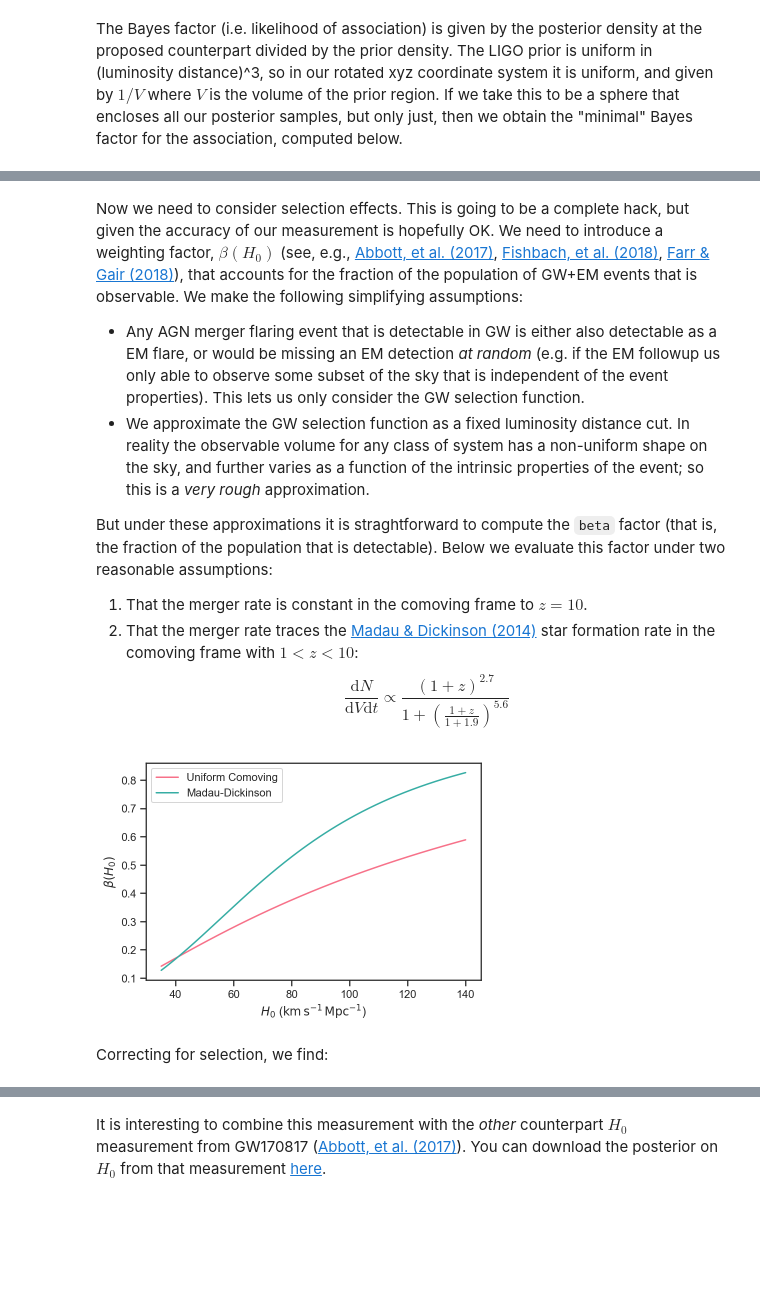
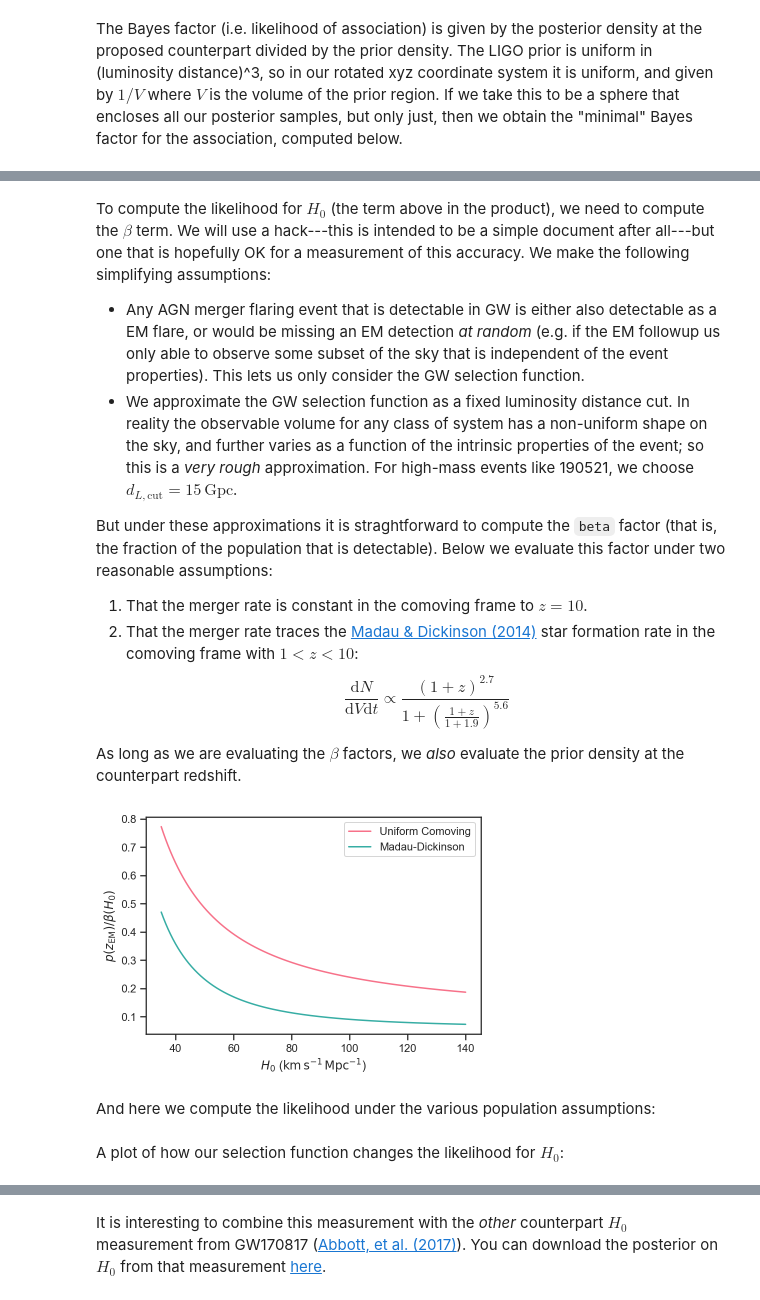
Before and after one commit to farr/GW190521Sky, a Jupyter notebook: CounterpartSky.ipynb, the cells around one changed output, grey strips where cells are left out. Cells and saved outputs as stored; diff of their text form; code cells hidden in the pictures; blank space fills up the shorter version.

```diff
--- a/CounterpartSky.ipynb
+++ b/CounterpartSky.ipynb
@@ -377,6 +320,0 @@ Here we calculate the conditional distance posterior determined by the clustered
-# %%
-ds = linspace(0, 1.1*np.max(samples['luminosity_distance']), 1024)
-r = array([xcounter, ycounter, zcounter])
-rhat = r / np.sqrt(np.dot(r,r))
-ps = best_kde(ds[:,newaxis]*rhat[newaxis,:])
-pps = ps / trapz(ps, ds)
@@ -438,8 +407,8 @@ Bayes factor for the association is 90.9
 # %% [markdown]
-Now we need to consider selection effects.  This is going to be a complete hack, but given the accuracy of our measurement is hopefully OK.  We need to introduce a weighting factor, $\beta\left( H_0 \right)$ (see, e.g., [Abbott, et al. (2017)](https://arxiv.org/pdf/1710.05835.pdf), [Fishbach, et al. (2018)](https://arxiv.org/pdf/1807.05667.pdf), [Farr & Gair (2018)](https://github.com/farr/H0StatisticalLikelihood)), that accounts for the fraction of the population of GW+EM events that is observable.  We make the following simplifying assumptions:
+To compute the likelihood for $H_0$ (the term above in the product), we need to compute the $\beta$ term.  We will use a hack---this is intended to be a simple document after all---but one that is hopefully OK for a measurement of this accuracy.  We make the following simplifying assumptions:
 
 * Any AGN merger flaring event that is detectable in GW is either also detectable as a EM flare, or would be missing an EM detection *at random* (e.g. if the EM followup us only able to observe some subset of the sky that is independent of the event properties).  This lets us only consider the GW selection function.
-* We approximate the GW selection function as a fixed luminosity distance cut.  In reality the observable volume for any class of system has a non-uniform shape on the sky, and further varies as a function of the intrinsic properties of the event; so this is a *very rough* approximation.
+* We approximate the GW selection function as a fixed luminosity distance cut.  In reality the observable volume for any class of system has a non-uniform shape on the sky, and further varies as a function of the intrinsic properties of the event; so this is a *very rough* approximation.  For high-mass events like 190521, we choose $d_{L,\mathrm{cut}} = 15 \, \mathrm{Gpc}$.
 
 But under these approximations it is straghtforward to compute the `beta` factor (that is, the fraction of the population that is detectable).  Below we evaluate this factor under two reasonable assumptions:
 
@@ -448,40 +417,47 @@ But under these approximations it is straghtforward to compute the `beta` factor
   $$
   \frac{\mathrm{d} N}{\mathrm{d} V \mathrm{d} t} \propto \frac{\left( 1 + z \right)^{2.7}}{1 + \left( \frac{1 + z}{1 + 1.9} \right)^{5.6}}
   $$
+
+As long as we are evaluating the $\beta$ factors, we *also* evaluate the prior density at the counterpart redshift.
 # %%
 zs = expm1(linspace(log(1), log(1+10), 1024))
 H0s = logspace(log10(35), log10(140), 128)
 dL_horiz = 15.0
 betas_unif = []
+prior_unif = []
 for H in tqdm(H0s):
     c = cosmo.FlatLambdaCDM(H*u.km/u.s/u.Mpc, Planck15.Om0)
     pz = Planck15.differential_comoving_volume(zs).to(u.Gpc**3/u.sr).value/(1+zs)
     pz /= trapz(pz, zs)
+    prior_unif.append(interp(zcounter, zs, pz))
     cz = cumtrapz(pz, zs, initial=0)
     betas_unif.append(interp(cosmo.z_at_value(c.luminosity_distance, dL_horiz*u.Gpc), zs, cz))
 betas_unif = array(betas_unif)
+prior_unif = array(prior_unif)
 # %%
 zs = expm1(linspace(log(1), log(1+20), 1024))
 H0s = logspace(log10(35), log10(140), 128)
 dL_horiz = 15.0
 betas_MD = []
+prior_MD = []
 for H in tqdm(H0s):
     c = cosmo.FlatLambdaCDM(H*u.km/u.s/u.Mpc, Planck15.Om0)
     pz = (1+zs)**2.7/(1 + ((1+zs)/(1+1.9))**5.6)*Planck15.differential_comoving_volume(zs).to(u.Gpc**3/u.sr).value/(1+zs)
     pz /= trapz(pz, zs)
+    prior_MD.append(interp(zcounter, zs, pz))
     cz = cumtrapz(pz, zs, initial=0)
     betas_MD.append(interp(cosmo.z_at_value(c.luminosity_distance, dL_horiz*u.Gpc), zs, cz))
 betas_MD = array(betas_MD)
 # %%
 figure()
 with sns.color_palette('husl', n_colors=2):
-    plot(H0s, betas_unif, label='Uniform Comoving')
-    plot(H0s, betas_MD, label='Madau-Dickinson')
+    plot(H0s, prior_unif/betas_unif, label='Uniform Comoving')
+    plot(H0s, prior_MD/betas_MD, label='Madau-Dickinson')
     legend(loc='best')
     xlabel(r'$H_0$ ($\mathrm{km}\,\mathrm{s}^{-1}\,\mathrm{Mpc}^{-1}$)')
-    ylabel(r'$\beta\left( H_0 \right)$')
+    ylabel(r'$p\left( z_\mathrm{EM} \right) / \beta\left( H_0 \right)$')
 # %% [output]
-[figure, old version]
+[figure, new version]
-# %% [markdown]
-Correcting for selection, we find:
+# %% [markdown]
+And here we compute the likelihood under the various population assumptions:
 # %%
@@ -490,6 +466,8 @@ p_H0_MD = p_H0 / interp(H0_of_d, H0s, betas_MD)
 
 p_H0_unif /= trapz(p_H0_unif, H0_of_d)
 p_H0_MD /= trapz(p_H0_MD, H0_of_d)
+# %% [markdown]
+A plot of how our selection function changes the likelihood for $H_0$:
 # %%
 figure()
 with sns.color_palette('husl', n_colors=3):
```
Also changed, not shown: parts of 30 cells of this notebook, 1 other file.
